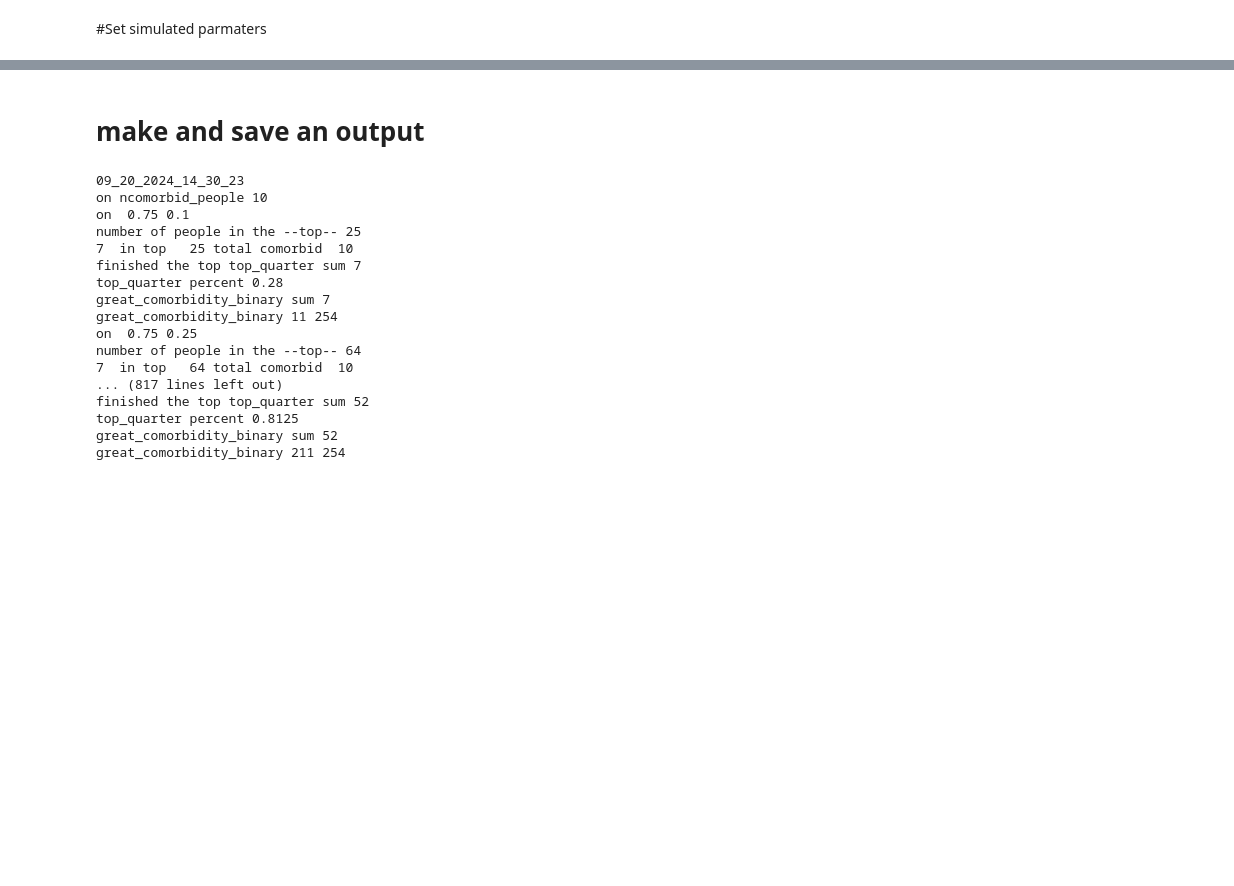
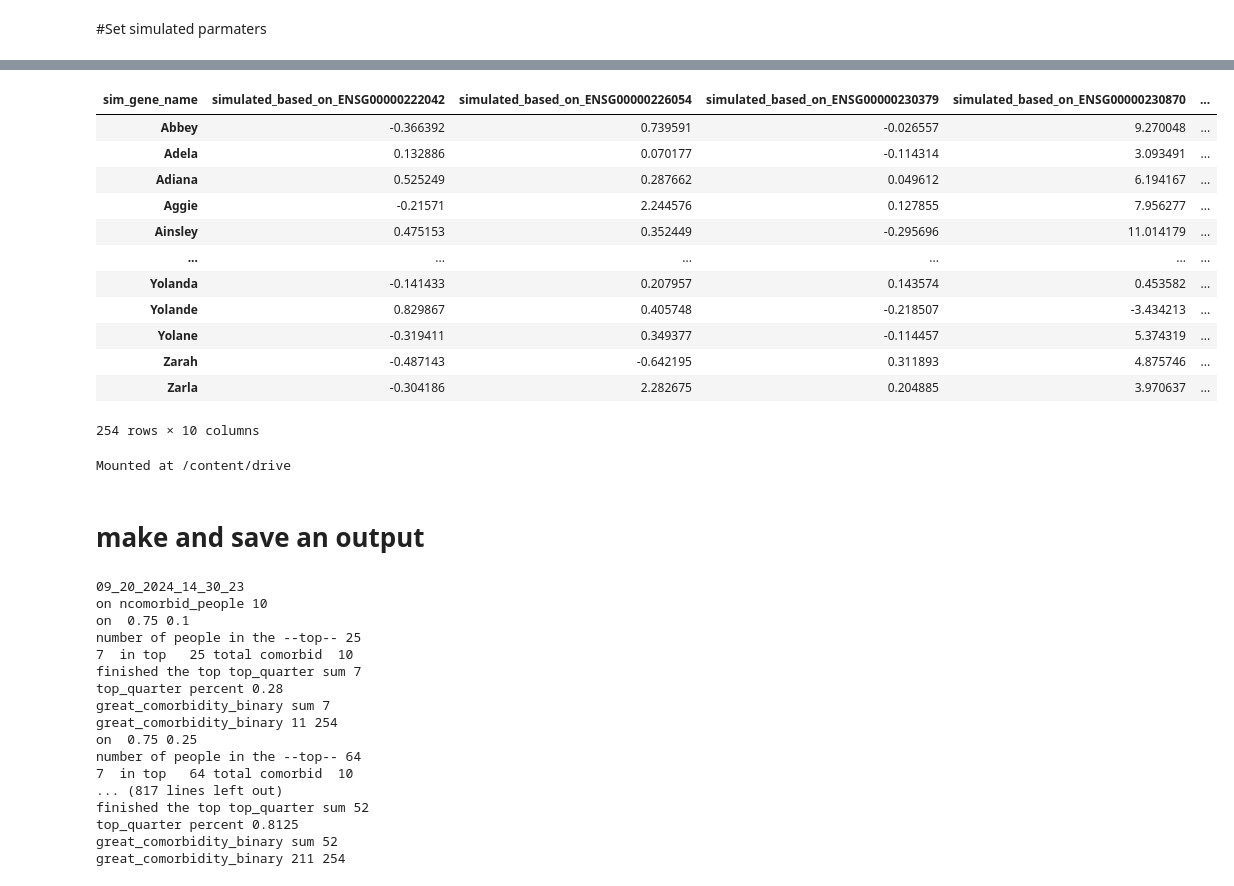
Before and after one commit to reza610/psea, a Jupyter notebook: notebook_examples/simulateddata-bothdirs.ipynb, the cells around one changed output, grey strips where cells are left out. Saved outputs shown, nothing was run; the diff lists cells and outputs as text; code cells hidden in the pictures; blank space fills up the shorter version.

```diff
--- a/notebook_examples/simulateddata-bothdirs.ipynb
+++ b/notebook_examples/simulateddata-bothdirs.ipynb
@@ -131,0 +221,23 @@ namesdf = pd.read_csv(indir+names, names=["Patient"])
+# %%
+# prompt: remove the index name from pivot_df
+
+pivot_df.index.name = None
+pivot_df
+# %% [output]
+| sim_gene_name | simulated_based_on_ENSG00000222042 | simulated_based_on_ENSG00000226054 | simulated_based_on_ENSG00000230379 | simulated_based_on_ENSG00000230870 | ... |
+| Abbey | -0.366392 | 0.739591 | -0.026557 | 9.270048 | ... |
+| Adela | 0.132886 | 0.070177 | -0.114314 | 3.093491 | ... |
+| Adiana | 0.525249 | 0.287662 | 0.049612 | 6.194167 | ... |
+| Aggie | -0.21571 | 2.244576 | 0.127855 | 7.956277 | ... |
+| Ainsley | 0.475153 | 0.352449 | -0.295696 | 11.014179 | ... |
+| ... | ... | ... | ... | ... | ... |
+| Yolanda | -0.141433 | 0.207957 | 0.143574 | 0.453582 | ... |
+| Yolande | 0.829867 | 0.405748 | -0.218507 | -3.434213 | ... |
+| Yolane | -0.319411 | 0.349377 | -0.114457 | 5.374319 | ... |
+| Zarah | -0.487143 | -0.642195 | 0.311893 | 4.875746 | ... |
+| Zarla | -0.304186 | 2.282675 | 0.204885 | 3.970637 | ... |
+254 rows × 10 columns
+# %%
+drive.mount('/content/drive')
+# %% [output]
+Mounted at /content/drive
```
Also changed, not shown: parts of 19 cells of this notebook.
